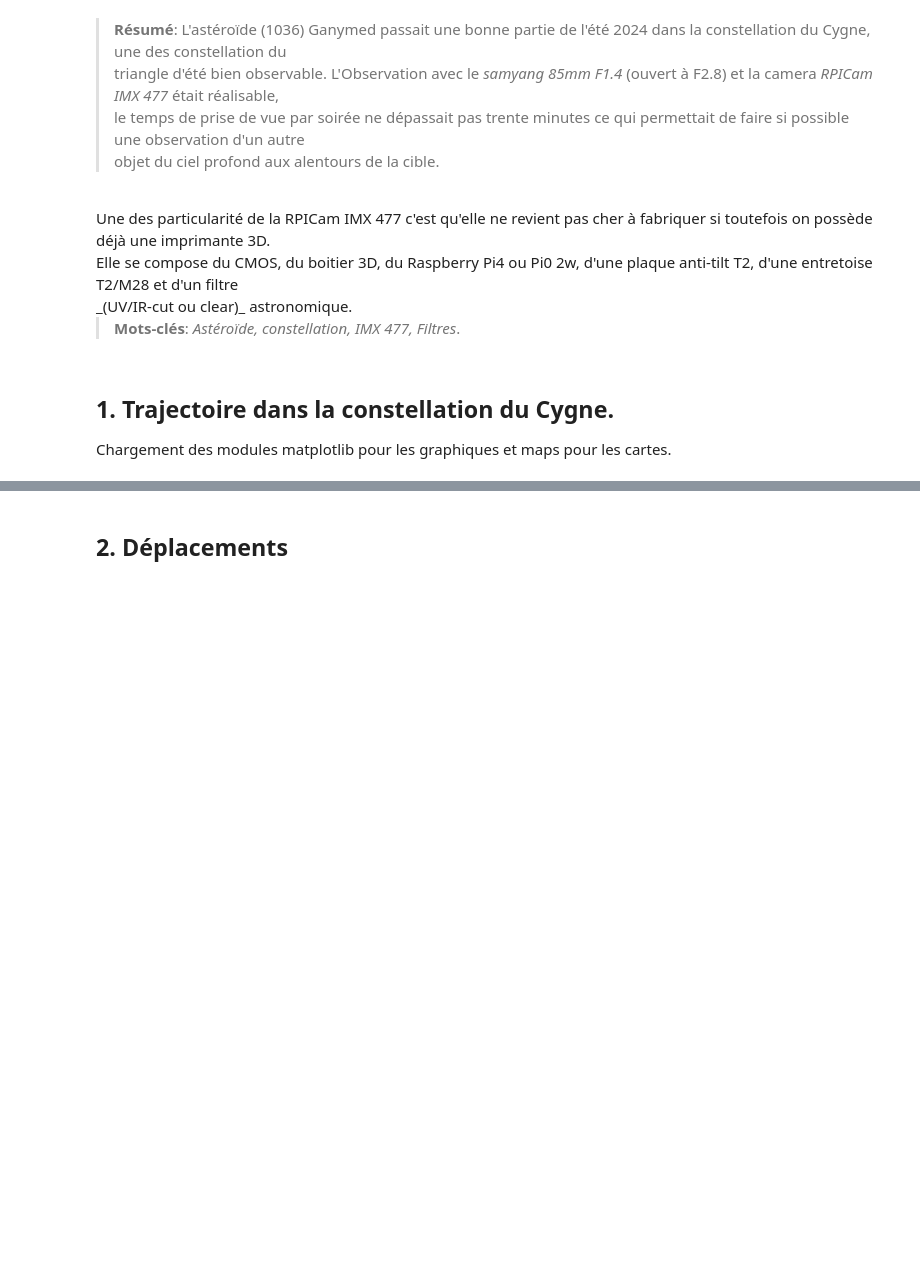
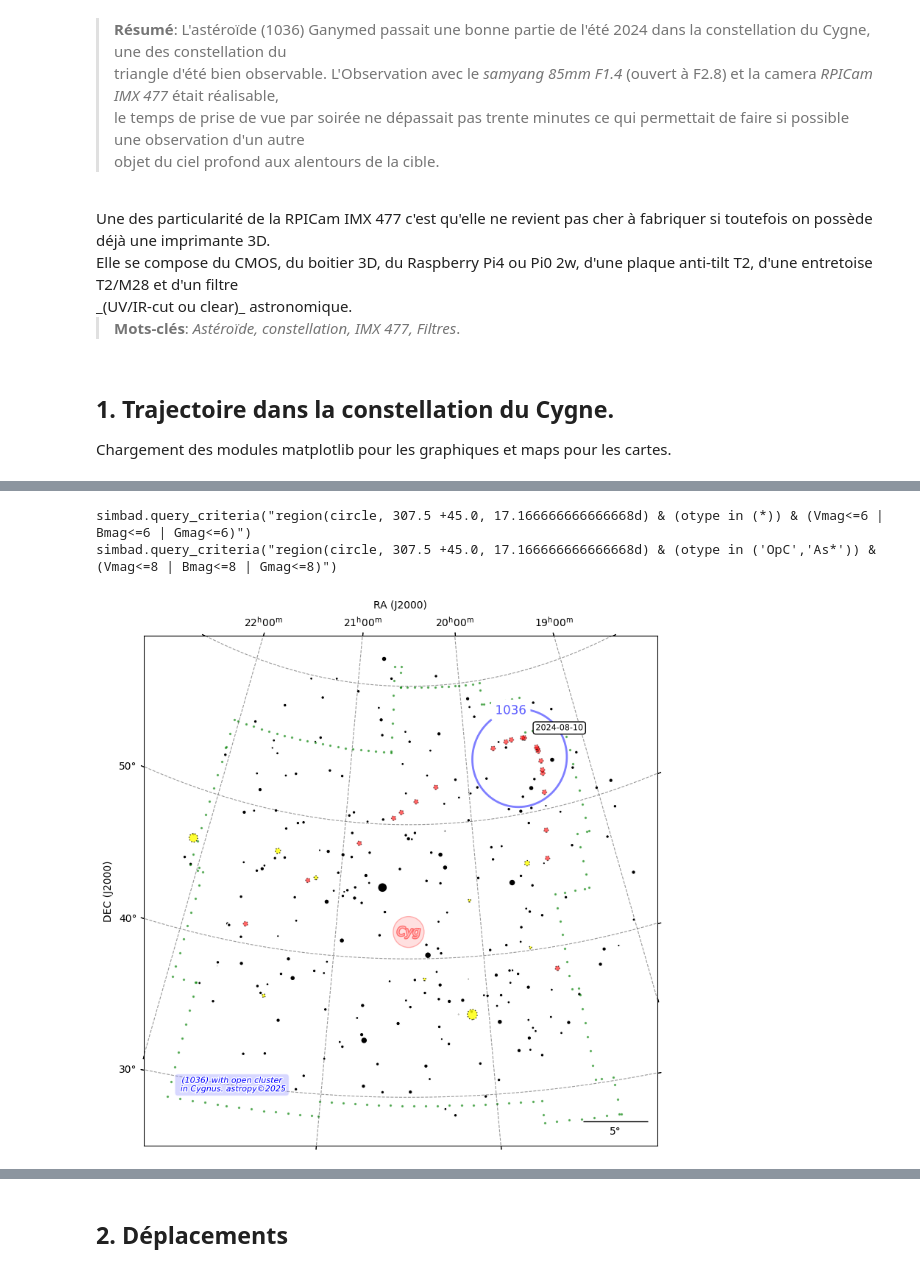
Before and after one commit to dtouzan/ciboulette, a Jupyter notebook: notebook/1036_Ganymed.ipynb, the cells around one changed output, grey strips where cells are left out. Drawn from its saved outputs; the diff is of its cells as text; code cells hidden in the pictures; blank space fills up the shorter version.

Commit message:
Update Notebook 1036 Ganymed

```diff
--- a/notebook/1036_Ganymed.ipynb
+++ b/notebook/1036_Ganymed.ipynb
@@ -30,0 +26,79 @@ indiquées en pointilllés rouge. Les marqueurs bleux le déplacement de 1036
+# %%
+# Create map (imx477 and Samyang 85mm data)
+MyMap = Map()
+data_wcs = {'RA': 20.50, 'DEC': 45, 'naxis1': 4000, 'naxis2': 3000, 'binXY': 1, 'pixelXY': 7, 'focal': 35, 'projection': 'TAN'}
+MyMap.new(data_wcs)
+
+# Read stars Simbad CDS, light = magnitude 6
+MyMap.light
+MyMap.stars()
+
+# Create markers
+data = [['2024-06-28T21:47:00', '1036-20240628-2147-15x60s-f100.fits', 293.0808333333333, 38.41277777777778, 70, 1200, 4000],
+        ['2024-07-14T21:43:00', '1036-20240714-2143-11x180s-f85.fits', 292.0804166666666, 46.46, 53, 4000, 8000],
+        ['2024-07-19T21:52:00', '1036-20240719-2152-24x60s-f200.fits', 291.63875, 48.50222222222222, 170, 2500, 8000],
+        ['2024-07-27T21:12:00', '1036-20240727-2112-9x180s-f85.fits', 290.9954166666666, 51.22861111111111, 53, 4000, 8000],
+        ['2024-08-01T21:03:00', '1036-20240801-2103-9x60s-f85.fits', 290.72333333333336, 52.595, 53, 1500, 5000],
+        ['2024-08-02T20:56:00', '1036-20240802-2056-18x60s-f85.fits', 290.6895833333333, 52.83555555555556, 53, 1800, 5000],
+        ['2024-08-05T20:43:00', '1036-20240805-2043-30x60s-f85.fits', 290.63958333333335, 53.49388888888889, 53, 1500, 5000],
+        ['2024-08-09T20:42:00', '1036-20240809-2042-30x60s-f85.fits', 290.72041666666667, 54.22583333333333, 53, 1000, 4000],
+        ['2024-08-10T20:43:00', '1036-20240810-2043-29x60s-f85.fits', 290.77166666666665, 54.3825, 53, 1000, 4000],
+        ['2024-08-11T20:42:00', '1036-20240811-2042-33x60s-f85.fits', 290.83624999999995, 54.52833333333333, 53, 800, 4000],
+        ['2024-08-20T20:49:00', '1036-20240820-2049-25x60s-f85.fits', 292.13083333333327, 55.37111111111111, 53, 2000, 6500],
+        ['2024-08-21T20:39:00', '1036-20240821-2039-30x60s-f85.fits', 292.3620833333333, 55.41111111111111, 53, 1800, 6500],
+        ['2024-08-26T20:34:00', '1036-20240826-2034-30x60s-f85.fits', 293.8320833333333, 55.44277777777778, 53,800, 5000],
+        ['2024-08-28T19:56:00', '1036-20240828-1956-50x60s-f85.fits', 294.56291666666664, 55.37277777777778, 53, 1000, 6000],
+        ['2024-09-01T20:23:00', '1036-20240901-2023-6x60s-f85.fits', 296.3374999999999, 55.07444444444445, 53, 800, 6000],
+        ['2024-09-13T19:44:00', '1036-20240913-1944-5x60s-f120.fits', 304.06999999999994, 52.70861111111111, 80, 1500, 8000],
+        ['2024-09-16T19:27:00', '1036-20240916-1927-30x60s-f120.fits', 306.5741666666666, 51.69416666666666, 80, 5000, 12000],
+        ['2024-09-18T19:39:00', '1036-20240918-1939-87x60s-f120.fits', 308.3758333333333, 50.89722222222222, 80, 13000, 20000],
+        ['2024-09-19T19:27:00', '1036-20240919-1927-69x60s-f120.fits', 309.29875, 50.46694444444444, 80, 6000, 12000],
+        ['2024-09-23T18:55:00', '1036-20240923-1855-24x60s-f120.fits', 313.2025, 48.47722222222222, 80, 1500, 8000],
+        ['2024-09-28T18:50:00', '1036-20240928-1850-63x60s-f120.fits', 318.4887499999999, 45.32666666666667, 80, 1500, 8000],
+        ['2024-10-03T18:37:00', '1036-20241003-1837-55x60s-f120.fits', 324.05541666666664, 41.40527777777778, 80, 1500, 8000]]
+
+for line in data:
+    data_base = {'ra': line[2]/15, 'dec': line[3], 'angle': 20, 'main_id': line[0]}
+    style = {'color': 'red', 'size': 1, 'alpha': 0.6}
+    MyMap.marker(data_base, style)
+
+# Read DSO open cluster
+MyMap.magnitude = 8
+style = {'color': 'yellow', 'size': 1, 'alpha': 0.8}
+MyMap.opencluster(style)
+
+# Create constellation
+dataset = {'title': 'CYG'}
+style = {'color': 'green', 'size': 1, 'alpha': 0.5}
+MyMap.constellations(dataset, style)
+
+# Create label date
+dataset = {'ra': 19+(10/60), 'dec': data[11][3], 'angle': 0, 'main_id': "2024-08-10"}
+style = {'color': 'black', 'size': 8, 'angle': 0, 'alpha':1}
+MyMap.date(dataset, style)
+
+# Create label red pin
+dataset = {'ra': 20+(30/60), 'dec': 42, 'angle': 0, 'main_id': "Cyg"}
+style = {'color': 'black', 'size': 12, 'angle': 0, 'alpha':0.5}
+MyMap.red(dataset, style)
+
+# Create label information
+dataset = {'ra': 21+(30/60), 'dec': 30, 'angle': 0, 'main_id': "(1036) with open cluster\n in Cygnus. astropy©2025"}
+MyMap.i(dataset)
+
+# Create label blue pin
+dataset = {'ra': 19+(33/60), 'dec': 54, 'angle': 420, 'main_id': "1036"}
+MyMap.blue(dataset, style)
+
+# Plot map and save PNG format
+fig = plt.figure(figsize=(9,9))
+ax = fig.add_subplot(111, projection=MyMap.WCS)
+MyMap.plot(ax)
+MyMap.J2000(ax)
+MyMap.degree(ax,5)
+plt.savefig('Ganymed.png')
+plt.show()
+# %% [output]
+simbad.query_criteria("region(circle, 307.5 +45.0, 17.166666666666668d) & (otype in (*)) & (Vmag<=6 | Bmag<=6 | Gmag<=6)")
+simbad.query_criteria("region(circle, 307.5 +45.0, 17.166666666666668d) & (otype in ('OpC','As*')) & (Vmag<=8 | Bmag<=8 | Gmag<=8)")
+[figure, added]
```
Also changed, not shown: parts of 3 cells of this notebook.
